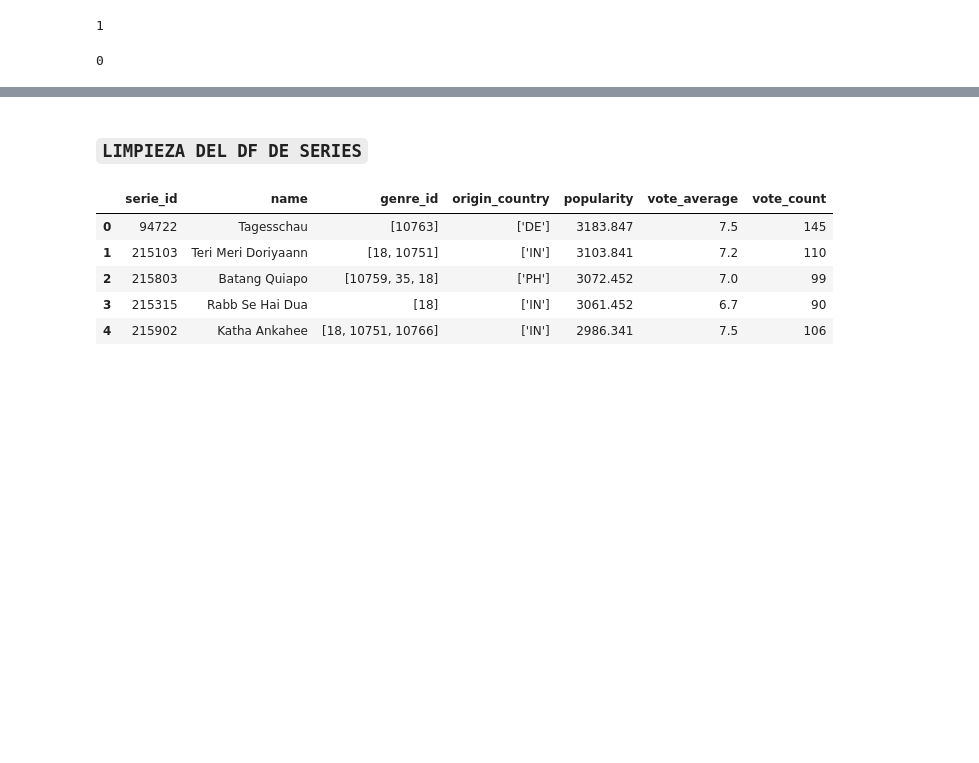
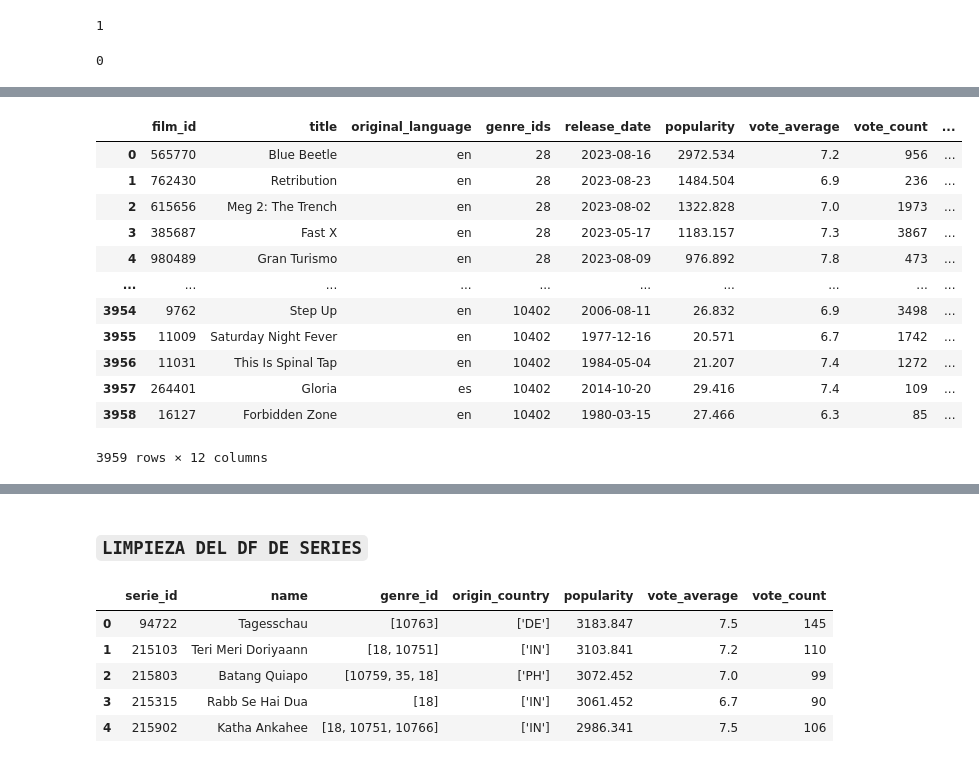
Before and after one commit to Jimme7/EDA-Films, a Jupyter notebook: src/Notebooks/Cleaning.ipynb, the cells around one changed output, grey strips where cells are left out. Cells and saved outputs as stored; diff of their text form; code cells hidden in the pictures; blank space fills up the shorter version.

```diff
--- a/src/Notebooks/Cleaning.ipynb
+++ b/src/Notebooks/Cleaning.ipynb
@@ -156,0 +127,4 @@ pd.merge(films,genre_films, left_on= 'genre_ids', right_on= 'id')
+# %%
+#Y hacemos un merge con el df de géneros para poder unir cada género a su género_id
+films = pd.merge(films,genre_films, left_on= 'genre_ids', right_on= 'id')
+films.head(5)
@@ -156,0 +138,23 @@ pd.merge(films,genre_films, left_on= 'genre_ids', right_on= 'id')
+# %%
+#Vamos a cambiar la columna release_date a tipo fecha
+films['release_date'] = pd.to_datetime(films['release_date'])
+# %%
+#Vamos a crear a partir de ella una columna con los meses, y otra con los años
+films['release_year'] = films['release_date'].dt.year
+films['release_month'] = films['release_date'].dt.month_name()
+# %%
+films
+# %% [output]
+|  | film_id | title | original_language | genre_ids | release_date | popularity | vote_average | vote_count | ... |
+| 0 | 565770 | Blue Beetle | en | 28 | 2023-08-16 | 2972.534 | 7.2 | 956 | ... |
+| 1 | 762430 | Retribution | en | 28 | 2023-08-23 | 1484.504 | 6.9 | 236 | ... |
+| 2 | 615656 | Meg 2: The Trench | en | 28 | 2023-08-02 | 1322.828 | 7.0 | 1973 | ... |
+| 3 | 385687 | Fast X | en | 28 | 2023-05-17 | 1183.157 | 7.3 | 3867 | ... |
+| 4 | 980489 | Gran Turismo | en | 28 | 2023-08-09 | 976.892 | 7.8 | 473 | ... |
+| ... | ... | ... | ... | ... | ... | ... | ... | ... | ... |
+| 3954 | 9762 | Step Up | en | 10402 | 2006-08-11 | 26.832 | 6.9 | 3498 | ... |
+| 3955 | 11009 | Saturday Night Fever | en | 10402 | 1977-12-16 | 20.571 | 6.7 | 1742 | ... |
+| 3956 | 11031 | This Is Spinal Tap | en | 10402 | 1984-05-04 | 21.207 | 7.4 | 1272 | ... |
+| 3957 | 264401 | Gloria | es | 10402 | 2014-10-20 | 29.416 | 7.4 | 109 | ... |
+| 3958 | 16127 | Forbidden Zone | en | 10402 | 1980-03-15 | 27.466 | 6.3 | 85 | ... |
+3959 rows × 12 columns
```
Also changed, not shown: parts of 11 cells of this notebook.
